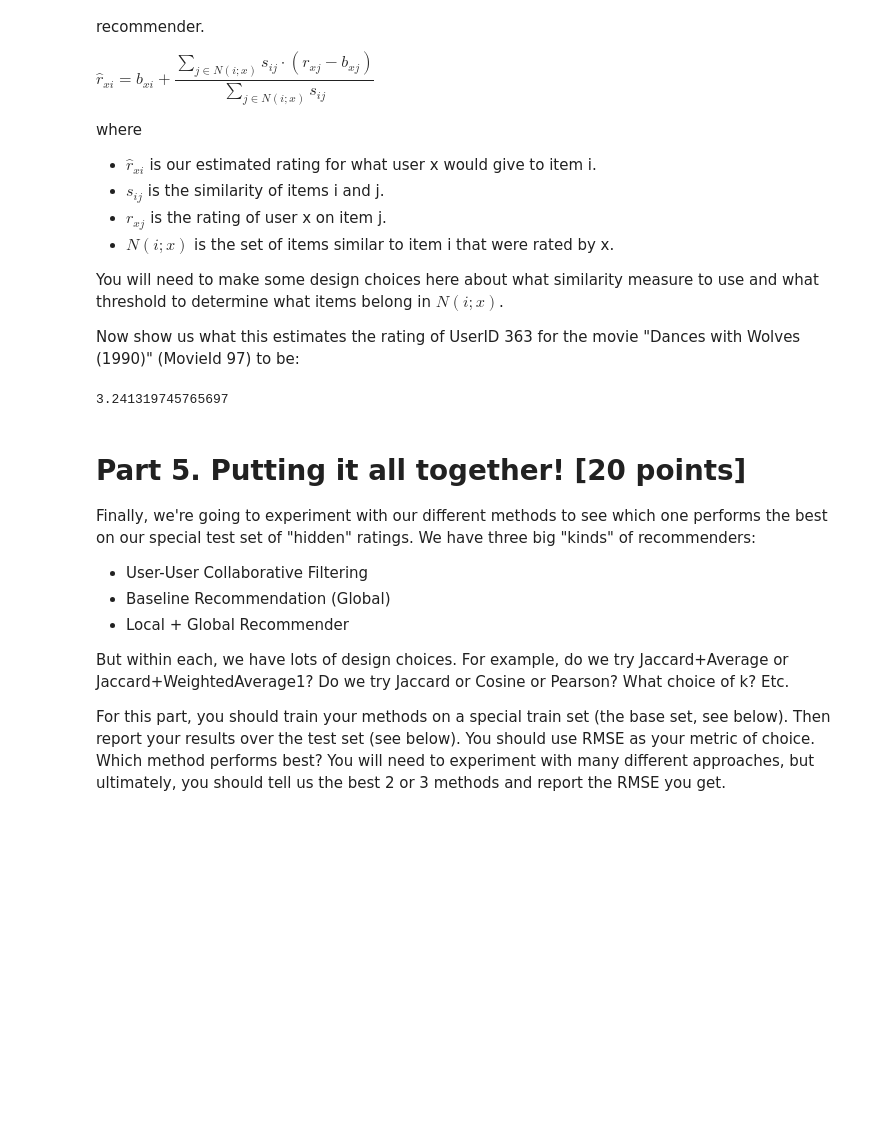
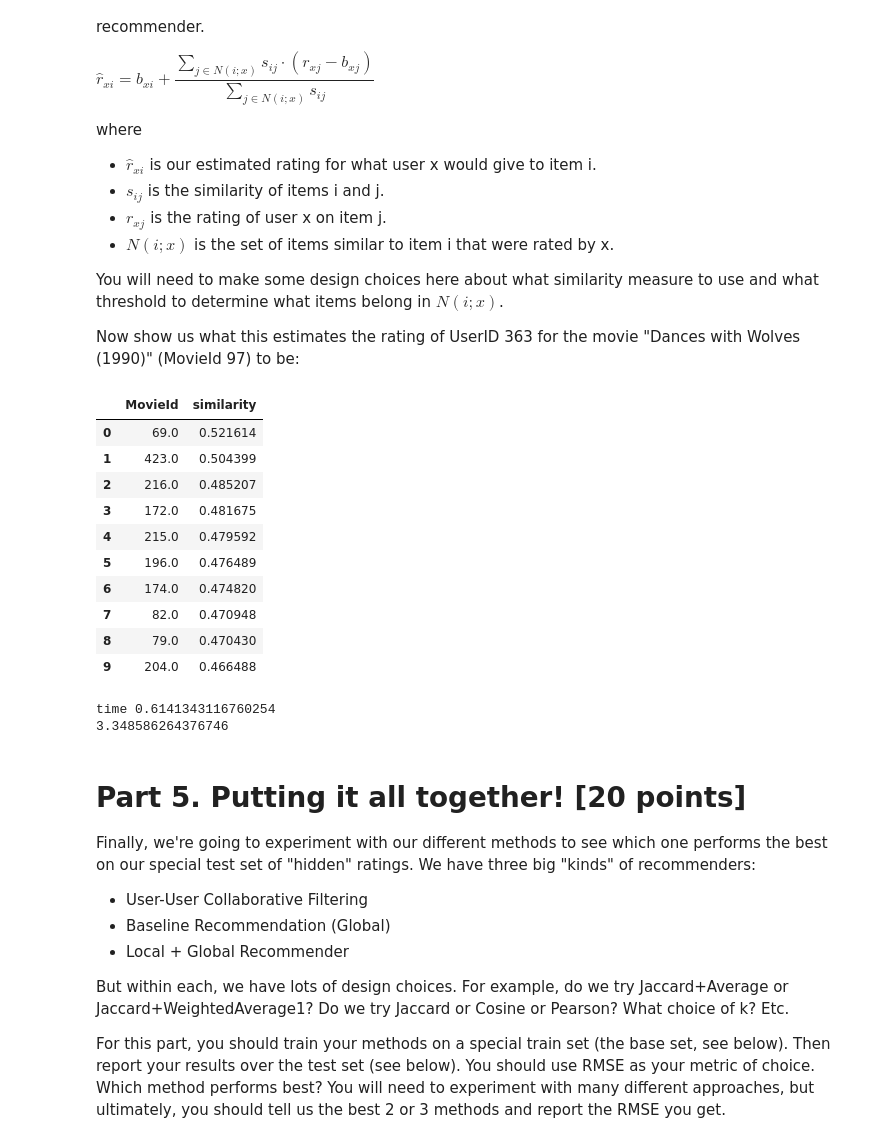
Before and after one commit to RyanChomistek/470hw3, a Jupyter notebook: homework_3.ipynb, the cells around one changed output. Drawn from its saved outputs; the diff is of its cells as text; code cells hidden in the pictures; blank space fills up the shorter version.

```diff
--- a/homework_3.ipynb
+++ b/homework_3.ipynb
@@ -345,37 +372,61 @@ where
 You will need to make some design choices here about what similarity measure to use and what threshold to determine what items belong in $N(i;x)$.
 
 Now show us what this estimates the rating of UserID 363 for the movie "Dances with Wolves (1990)" (MovieId 97) to be:
-# %%
-ratingMatrixT = ratingMatrix.transpose()
-
-def itemItemClosestK(userId, movieId, k, ratingsDf, similarityFunc):
-    gb = ratingsDf.groupby('UserId')
-    userRatings = gb.get_group(userId)
-    moviesWithSim = userRatings.apply(lambda row: pd.Series(
-        {
-            'MovieId': row['MovieId'],
-            'similarity': similarityFunc (movieId, row['MovieId'], ratingMatrixT)
-        }),axis=1)
-    return moviesWithSim.sort_values('similarity', ascending = False)[0:k]
+# %%
+def itemItemClosestK(userId, movieId, k, matrix, matrixT, similarityFunc):
+    #get the movies the user has seen as an array of 1s and 0s
+    moviesUserHasSeen = np.where(matrix[userId] > 0, 1, 0)
+    #get an array of just indexes for the movies
+    movieIndexes = np.fromfunction(lambda i,j: j, (1,len(matrix[userId])), dtype=int)[0]
+    #change the 1s to be the index of the movie it represents, and filter 0s
+    moviesUserHasSeenIndexes = (moviesUserHasSeen * movieIndexes)
+    moviesUserHasSeenFiltered = np.extract(moviesUserHasSeenIndexes > 0, moviesUserHasSeenIndexes)
+
+    moviesWithSim = (np.array(list(map(lambda item2: (item2,similarityFunc (movieId, item2, matrixT)), moviesUserHasSeenFiltered))))
+    sortedTopK = moviesWithSim[moviesWithSim[:,1].argsort()[::-1]][:k]
+
+    return pd.DataFrame(data = sortedTopK, columns= ['MovieId', 'similarity'])
+
+ratingMatrixT = ratingMatrix.transpose()
+itemItemClosestK(userId, movieId, 10, ratingMatrix, ratingMatrixT, jaccard)
+# %% [output]
+|  | MovieId | similarity |
+| 0 | 69.0 | 0.521614 |
+| 1 | 423.0 | 0.504399 |
+| 2 | 216.0 | 0.485207 |
+| 3 | 172.0 | 0.481675 |
+| 4 | 215.0 | 0.479592 |
+| 5 | 196.0 | 0.476489 |
+| 6 | 174.0 | 0.474820 |
+| 7 | 82.0 | 0.470948 |
+| 8 | 79.0 | 0.470430 |
+| 9 | 204.0 | 0.466488 |
 # %%
 def localRating(userId, movieId, ratingsDf, matrix, matrixT, avgGlobal, k, similarityFunc):
+    start = time.time()
     gb = ratingsDf.groupby('UserId')
+
     userRatings = gb.get_group(userId)
+
     top = 0
     bot = 0
-    for mIndex, mRow in itemItemClosestK(userId, movieId, k, ratingsDf).iterrows():
+    for mIndex, mRow in itemItemClosestK(userId, movieId, k, matrix, matrixT, similarityFunc).iterrows():
         sim = mRow['similarity']
         bot += sim
         rating = int(userRatings[userRatings.MovieId == mRow['MovieId']]['Rating'])
         base = getBaseline(userId, int(mRow['MovieId']), matrix, matrixT, avgGlobal)
         top += sim * (rating - base)
+
+    end = time.time()
+    #print('time', end-start)
     return (top / bot)
 
 avgGlobal = np.extract(ratingMatrix > 0, ratingMatrix).mean()
 
 print(getBaseline(363, 97, ratingMatrix, ratingMatrixT, avgGlobal) + localRating(363, 97, ratings_df, ratingMatrix, ratingMatrixT, avgGlobal, 1000, cosine))
 # %% [output]
-3.241319745765697
+time 0.6141343116760254
+3.348586264376746
 # %% [markdown]
 # Part 5. Putting it all together! [20 points]
 
```
Also changed, not shown: parts of 11 cells of this notebook.
